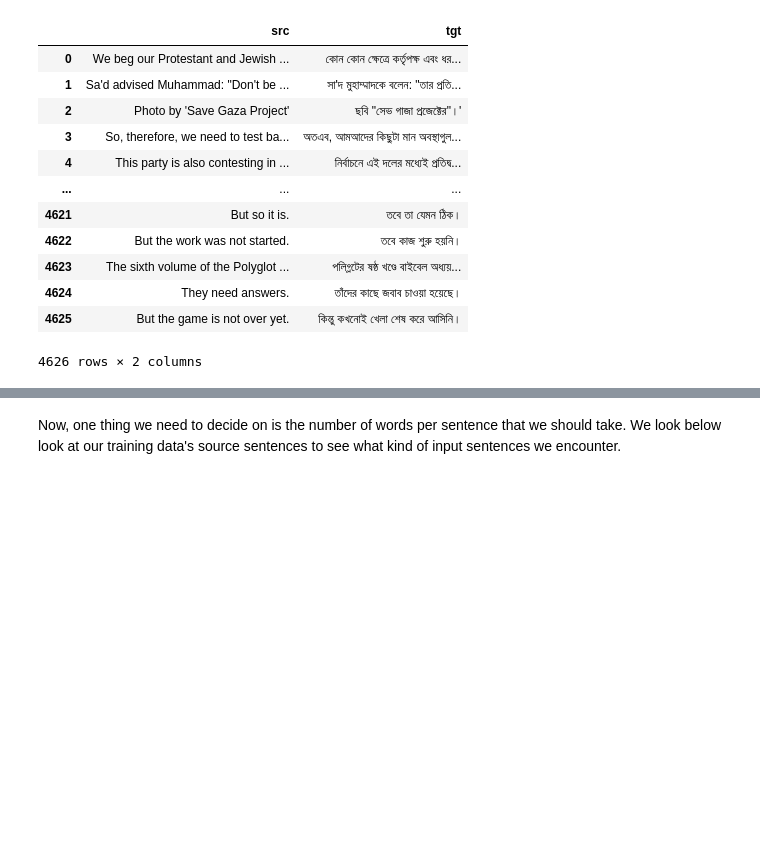
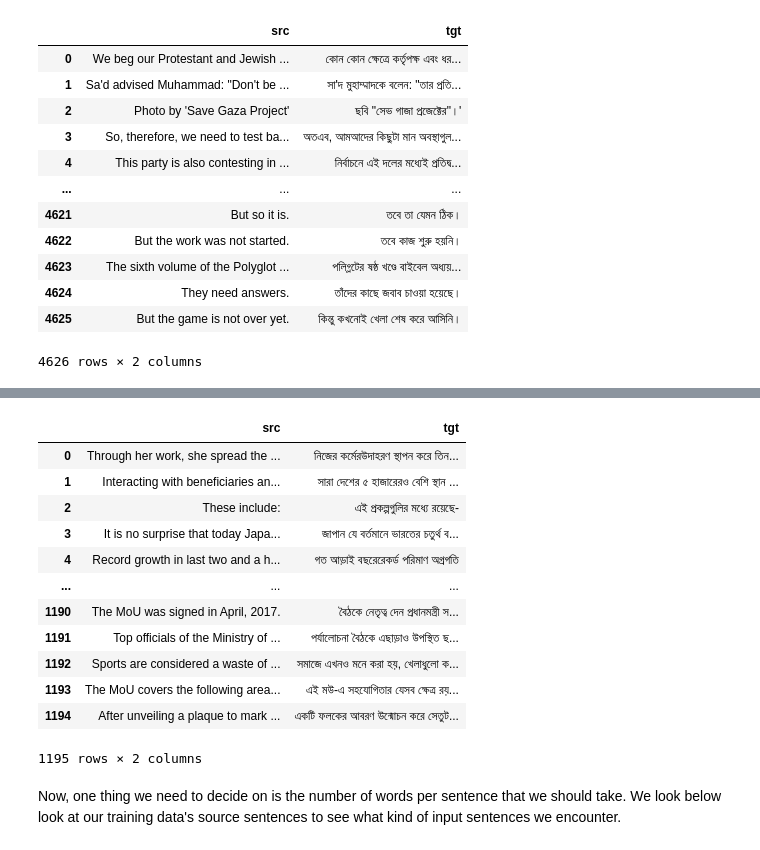
Before and after one commit to RishiDarkDevil/Neural-Machine-Translation-English-Bengali, a Jupyter notebook: Data_Preparation.ipynb, the cells around one changed output, grey strips where cells are left out. Cells and saved outputs as stored; diff of their text form; code cells hidden in the pictures; blank space fills up the shorter version.

```diff
--- a/Data_Preparation.ipynb
+++ b/Data_Preparation.ipynb
@@ -151,3 +196,19 @@ train_dev_data
+# %%
+test_val_data
+# %% [output]
+|  | src | tgt |
+| 0 | Through her work, she spread the ... | নিজের কর্মেরউদাহরণ স্থাপন করে তিন... |
+| 1 | Interacting with beneficiaries an... | সারা দেশের ৫ হাজারেরও বেশি স্থান ... |
+| 2 | These include: | এই প্রকল্পগুলির মধ্যে রয়েছে- |
+| 3 | It is no surprise that today Japa... | জাপান যে বর্তমানে ভারতের চতুর্থ ব... |
+| 4 | Record growth in last two and a h... | গত আড়াই বছরেরেকর্ড পরিমাণ অগ্রগতি |
+| ... | ... | ... |
+| 1190 | The MoU was signed in April, 2017. | বৈঠকে নেতৃত্ব দেন প্রধানমন্ত্রী স... |
+| 1191 | Top officials of the Ministry of ... | পর্যালোচনা বৈঠকে এছাড়াও উপস্থিত ছ... |
+| 1192 | Sports are considered a waste of ... | সমাজে এখনও মনে করা হয়, খেলাধুলো ক... |
+| 1193 | The MoU covers the following area... | এই মউ-এ সহযোগিতার যেসব ক্ষেত্র রয়... |
+| 1194 | After unveiling a plaque to mark ... | একটি ফলকের আবরণ উন্মোচন করে সেতুট... |
+1195 rows × 2 columns
 # %% [markdown]
 Now, one thing we need to decide on is the number of words per sentence that we should take. We look below look at our training data's source sentences to see what kind of input sentences we encounter.
 # %%
```
Also changed, not shown: parts of 18 cells of this notebook.
